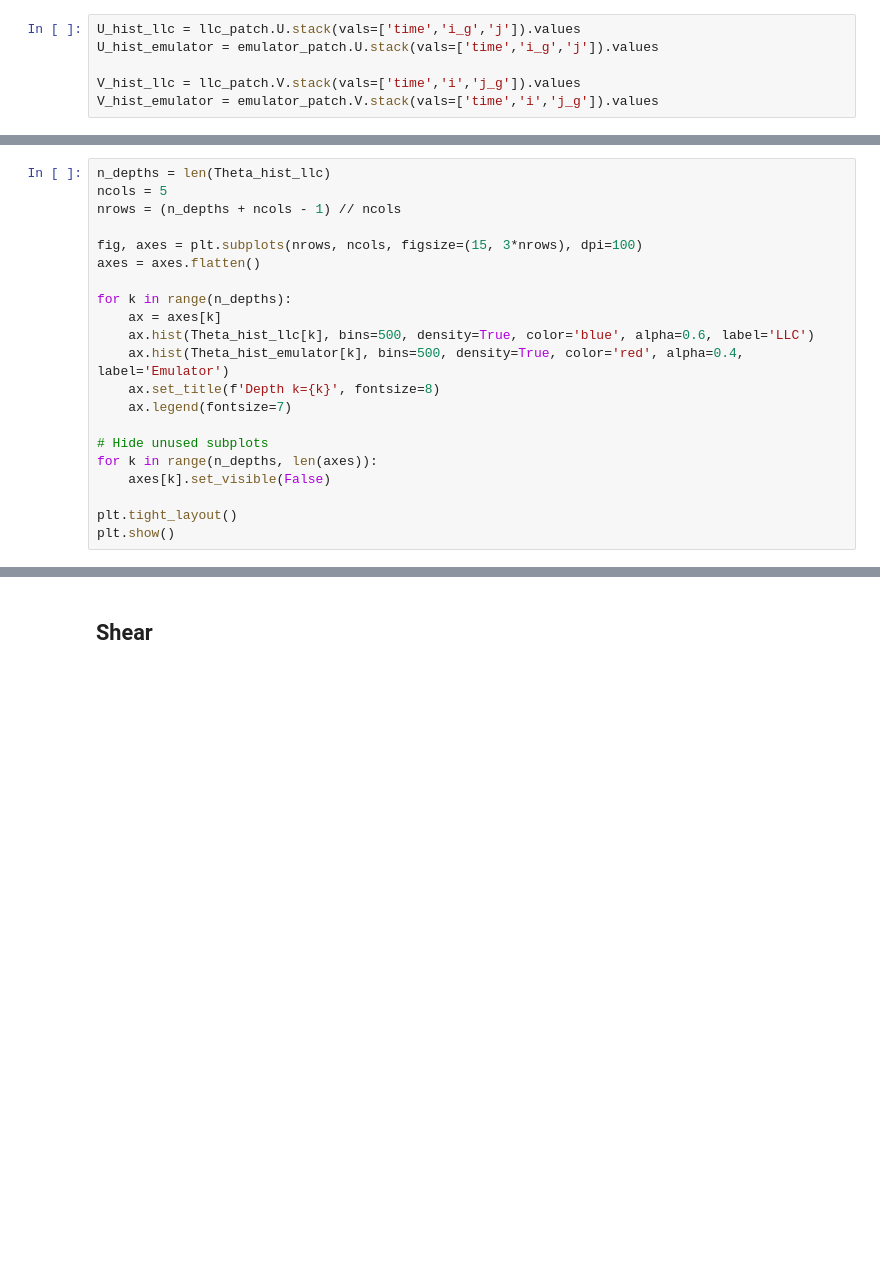
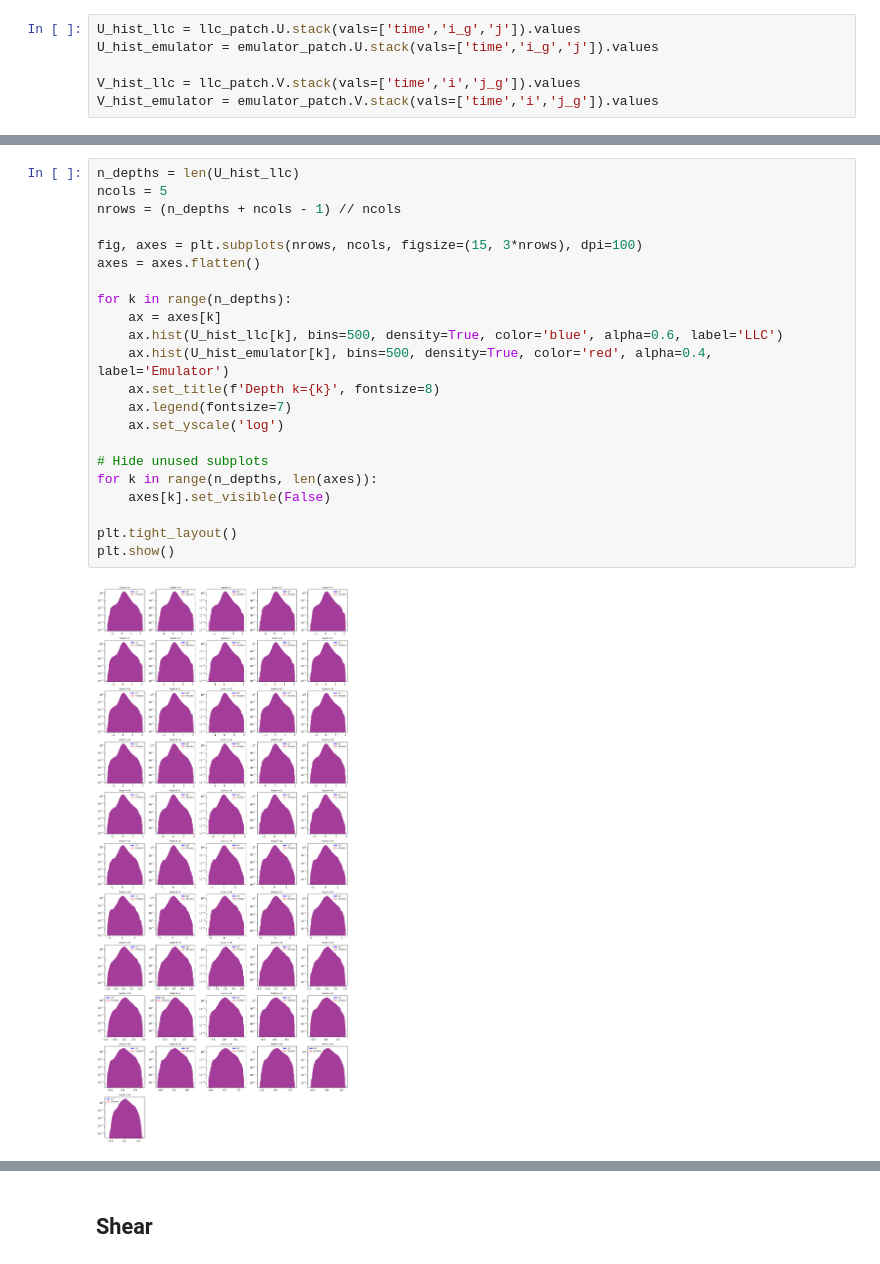
Before and after one commit to GHOpenonic/LLC_ocean_emulator, a Jupyter notebook: high_res_diagnostics/statistical_diagnostics/stat_testing.ipynb, the cells around one changed output, grey strips where cells are left out. Saved outputs shown, nothing was run; the diff lists cells and outputs as text; blank space fills up the shorter version.

```diff
--- a/high_res_diagnostics/statistical_diagnostics/stat_testing.ipynb
+++ b/high_res_diagnostics/statistical_diagnostics/stat_testing.ipynb
@@ -302,21 +284,24 @@ plt.show()
 # %%
-n_depths = len(Theta_hist_llc)
+n_depths = len(U_hist_llc)
 ncols = 5
 nrows = (n_depths + ncols - 1) // ncols
 
 fig, axes = plt.subplots(nrows, ncols, figsize=(15, 3*nrows), dpi=100)
 axes = axes.flatten()
 
 for k in range(n_depths):
     ax = axes[k]
-    ax.hist(Theta_hist_llc[k], bins=500, density=True, color='blue', alpha=0.6, label='LLC')
-    ax.hist(Theta_hist_emulator[k], bins=500, density=True, color='red', alpha=0.4, label='Emulator')
+    ax.hist(U_hist_llc[k], bins=500, density=True, color='blue', alpha=0.6, label='LLC')
+    ax.hist(U_hist_emulator[k], bins=500, density=True, color='red', alpha=0.4, label='Emulator')
     ax.set_title(f'Depth k={k}', fontsize=8)
     ax.legend(fontsize=7)
+    ax.set_yscale('log')
 
 # Hide unused subplots
 for k in range(n_depths, len(axes)):
     axes[k].set_visible(False)
 
 plt.tight_layout()
 plt.show()
+# %% [output]
+[figure, added]
```
Also changed, not shown: parts of 6 cells of this notebook.
